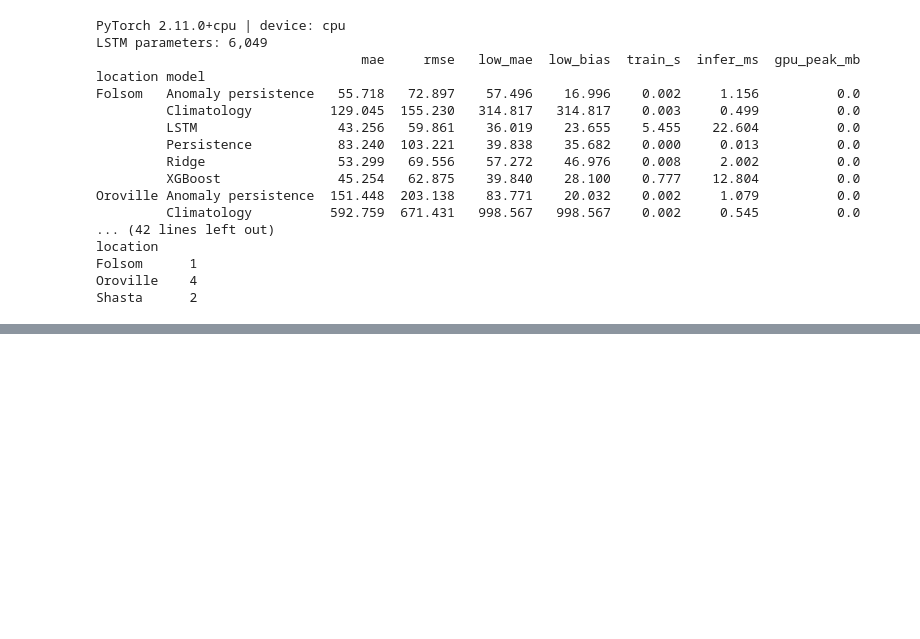
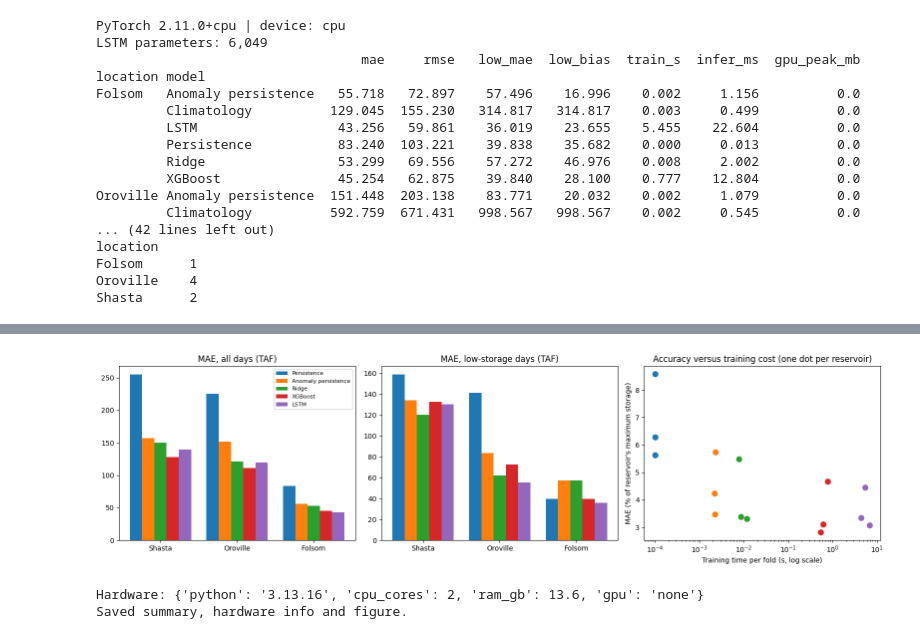
Before and after one commit to snur25/reservoir-storage-forecasting, a Jupyter notebook: aiwrp.ipynb, the cells around one changed output, grey strips where cells are left out. Saved outputs shown, nothing was run; the diff lists cells and outputs as text; code cells hidden in the pictures; blank space fills up the shorter version.

Commit message:
feat: summarise reservoir CV results, plot accuracy versus compute cost and save outputs

```diff
--- a/aiwrp.ipynb
+++ b/aiwrp.ipynb
@@ -595,3 +595,72 @@ location
 Folsom      1
 Oroville    4
 Shasta      2
+# %%
+# Cell 7 - Summary table, comparison plots and saved outputs
+import json
+import os
+import platform
+import psutil
+import matplotlib.pyplot as plt
+from IPython.display import display
+
+MODEL_ORDER = [m for m in ["Persistence", "Anomaly persistence", "Ridge", "XGBoost", "LSTM", "Climatology"]
+               if m in set(results["model"])]
+PLOT_MODELS = [m for m in MODEL_ORDER if m != "Climatology"]  # climatology errors are too large for the same axis
+colors = dict(zip(PLOT_MODELS, plt.rcParams["axes.prop_cycle"].by_key()["color"]))
+
+# Errors as a share of each reservoir's largest observed storage, so reservoirs can be compared
+max_storage_taf = {name: frame["storage_af"].max() / 1000.0 for name, frame in reservoir_frames.items()}
+results["mae_pct"] = results.apply(lambda row: 100 * row["mae"] / max_storage_taf[row["location"]], axis=1)
+
+summary = (
+    results.groupby(["location", "model"])[
+        ["mae", "mae_pct", "rmse", "low_mae", "low_bias", "train_s", "infer_ms", "train_ram_mb", "gpu_peak_mb"]
+    ]
+    .agg(["mean", "std"])
+    .round(3)
+    .reindex(MODEL_ORDER, level="model")
+)
+display(summary)
+
+locations = list(reservoir_frames)
+fig, axes = plt.subplots(1, 3, figsize=(16, 4.5))
+width = 0.8 / len(PLOT_MODELS)
+for panel, (metric, title) in zip(axes[:2], (("mae", "MAE, all days (TAF)"), ("low_mae", "MAE, low-storage days (TAF)"))):
+    for i, model in enumerate(PLOT_MODELS):
+        values = [results[(results["location"] == loc) & (results["model"] == model)][metric].mean() for loc in locations]
+        panel.bar(np.arange(len(locations)) + i * width, values, width, label=model, color=colors[model])
+    panel.set_xticks(np.arange(len(locations)) + width * (len(PLOT_MODELS) - 1) / 2)
+    panel.set_xticklabels(locations)
+    panel.set_title(title)
+axes[0].legend(fontsize=8)
+
+for model in PLOT_MODELS:
+    sub = results[results["model"] == model].groupby("location")[["mae_pct", "train_s"]].mean()
+    axes[2].scatter(sub["train_s"].clip(lower=1e-4), sub["mae_pct"], label=model, color=colors[model], s=60)
+axes[2].set_xscale("log")
+axes[2].set_xlabel("Training time per fold (s, log scale)")
+axes[2].set_ylabel("MAE (% of reservoir's maximum storage)")
+axes[2].set_title("Accuracy versus training cost (one dot per reservoir)")
+plt.tight_layout()
+plt.savefig(f"{FIG_DIR}/02_model_comparison.png", dpi=150)
+plt.show()
+
+summary.to_csv(f"{RESULTS_DIR}/reservoir_summary.csv")
+hardware = {
+    "python": platform.python_version(),
+    "cpu_cores": os.cpu_count(),
+    "ram_gb": round(psutil.virtual_memory().total / 1e9, 1),
+    "gpu": "none",
+}
+try:
+    import torch
+    if torch.cuda.is_available():
+        hardware["gpu"] = torch.cuda.get_device_name(0)
+except ImportError:
+    pass
+with open(f"{RESULTS_DIR}/hardware.json", "w") as handle:
+    json.dump(hardware, handle, indent=2)
+print("Hardware:", hardware)
+print("Saved summary, hardware info and figure.")
+# %% [output]
@@ -597,0 +686,3 @@ Shasta      2
+[figure, added]
+Hardware: {'python': '3.13.16', 'cpu_cores': 2, 'ram_gb': 13.6, 'gpu': 'none'}
+Saved summary, hardware info and figure.
```
Also changed, not shown: parts of 2 cells of this notebook.
